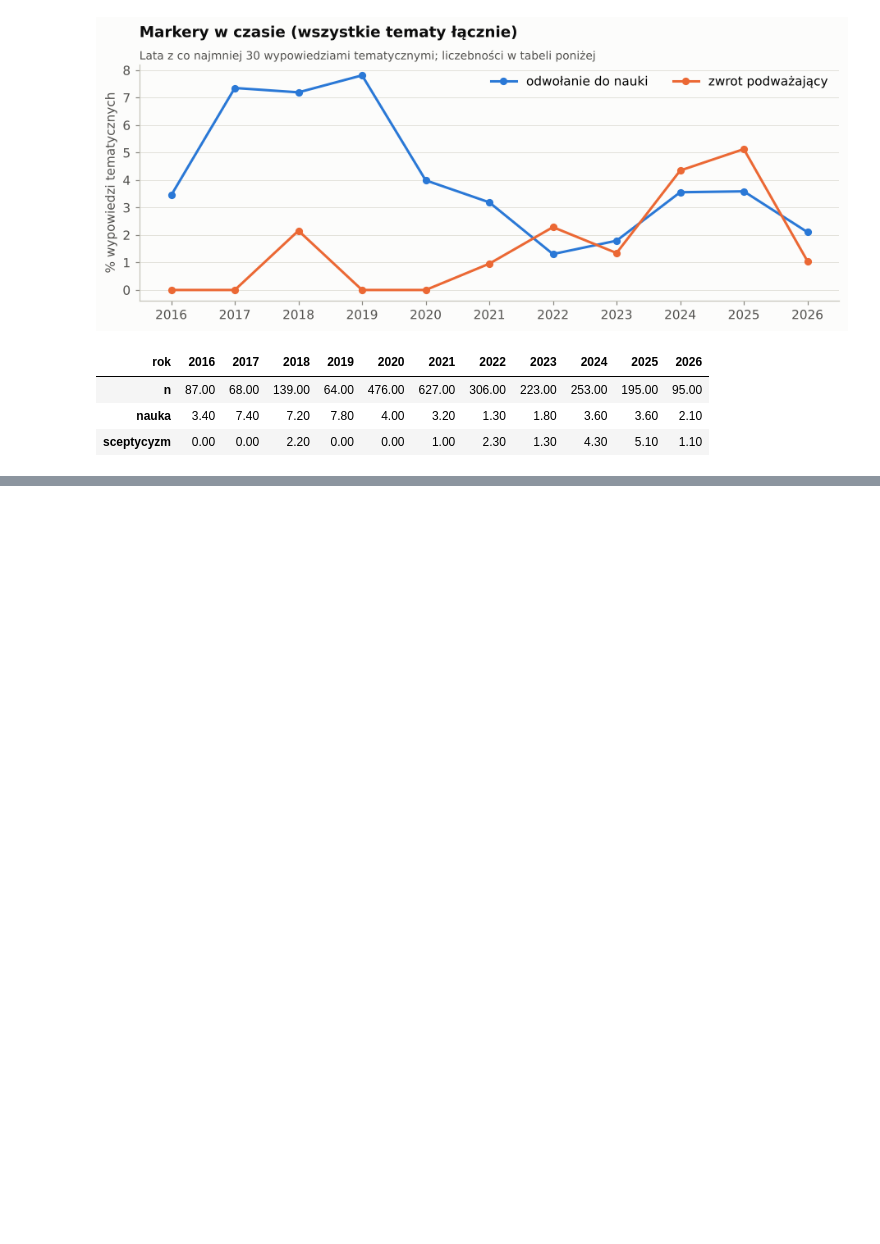
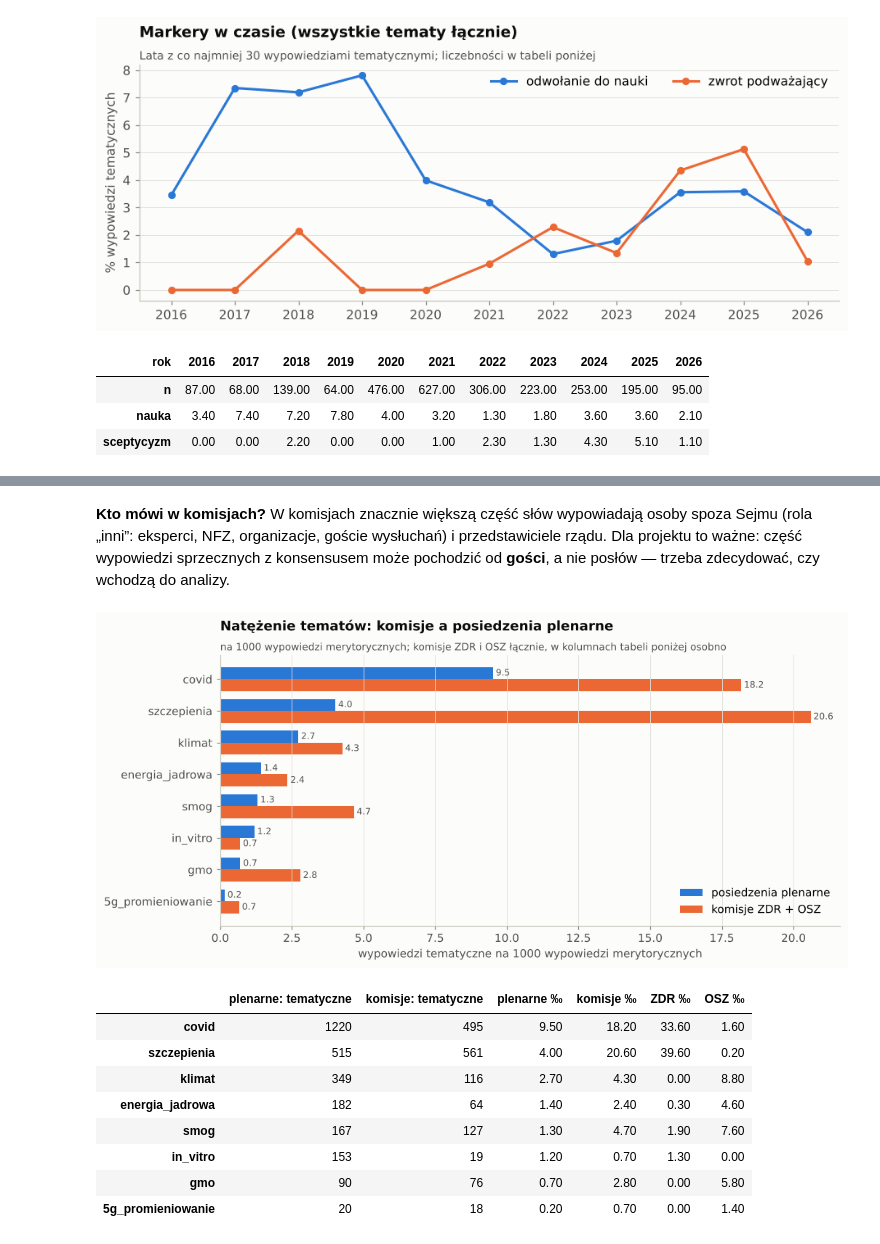
Before and after one commit to Filpus/AMC, a Jupyter notebook: notebooks/01_eda_wypowiedzi.ipynb, the cells around one changed output, grey strips where cells are left out. Drawn from its saved outputs; the diff is of its cells as text; code cells hidden in the pictures; blank space fills up the shorter version.

```diff
--- a/notebooks/01_eda_wypowiedzi.ipynb
+++ b/notebooks/01_eda_wypowiedzi.ipynb
@@ -795,0 +806,20 @@ rok.T.round(1)
+# %%
+KOM_NAZWA = {"ZDR": "Komisja Zdrowia", "OSZ": "Komisja Ochrony Środowiska"}
+k = pd.concat([pd.read_parquet(p) for t in TERMS
+               if (p := ROOT / f"data/interim/komisje_wypowiedzi_term{t}.parquet").exists()], ignore_index=True)
+k = k[k["komisja"].isin(KOM_NAZWA)].copy()
+k["data"] = pd.to_datetime(k["data"])
+k["rok"] = k["data"].dt.year
+# wtrącenia z sali w nawiasach usuwamy tak jak w stenogramach plenarnych
+k["tekst"] = k["tekst"].fillna("").map(lambda t: re.sub(r"[ \t]+", " ", re.sub(r"\([^()]*\)", " ", t)).strip())
+k["liczba_slow"] = k["tekst"].str.split().str.len().fillna(0).astype(int)
+k["blok"] = k["klub"].map(KLUB_BLOK)
+k.loc[k["member_id"].gt(0) & k["blok"].isna(), "blok"] = "Inne / niez."
+
+przeg_k = k.groupby(["komisja", "kadencja"]).agg(
+    posiedzenia=("posiedzenie_nr", "nunique"), wypowiedzi=("wypowiedz_id", "size"), slowa=("liczba_slow", "sum"),
+    z_pdf=("zrodlo", lambda x: (x == "pdf").mean() * 100))
+role_k = pd.crosstab([k["komisja"], k["kadencja"]], k["rola"], values=k["liczba_slow"], aggfunc="sum", normalize="index") * 100
+przeg_k = przeg_k.join(role_k.add_prefix("% słów: "))
+print(f"{len(k):,} wypowiedzi, {k['liczba_slow'].sum():,} słów z {k.groupby(['komisja', 'kadencja', 'posiedzenie_nr']).ngroups:,} posiedzeń")
+przeg_k.round(1)
@@ -795,0 +836,48 @@ rok.T.round(1)
+# %% [markdown]
+**Kto mówi w komisjach?** W komisjach znacznie większą część słów wypowiadają osoby spoza Sejmu (rola „inni”: eksperci, NFZ,
+organizacje, goście wysłuchań) i przedstawiciele rządu. Dla projektu to ważne: część wypowiedzi sprzecznych z konsensusem
+może pochodzić od **gości**, a nie posłów — trzeba zdecydować, czy wchodzą do analizy.
+# %%
+km = k[(k["rola"] != "prowadzący") & (k["liczba_slow"] >= MIN_SLOW)].copy()
+km = km.join(T.flag_topics(km["tekst"]))
+for t in TEMATY:
+    km[f"{t}_tem"] = km[t] >= PROG
+km["zdrowie_tem"] = km["szczepienia_tem"] | km["covid_tem"]
+km["zdrowie_wzm"] = (km["szczepienia"] > 0) | (km["covid"] > 0)
+m["zdrowie_tem"] = m["szczepienia_tem"] | m["covid_tem"]
+
+por = pd.DataFrame({
+    "plenarne: tematyczne": [m[f"{t}_tem"].sum() for t in kol],
+    "komisje: tematyczne": [km[f"{t}_tem"].sum() for t in kol],
+    "plenarne ‰": [m[f"{t}_tem"].mean() * 1000 for t in kol],
+    "komisje ‰": [km[f"{t}_tem"].mean() * 1000 for t in kol],
+}, index=kol)
+por["ZDR ‰"] = [km.loc[km["komisja"] == "ZDR", f"{t}_tem"].mean() * 1000 for t in kol]
+por["OSZ ‰"] = [km.loc[km["komisja"] == "OSZ", f"{t}_tem"].mean() * 1000 for t in kol]
+por.to_csv(PROC / "eda_komisje_vs_plenarne.csv")
+
+fig, ax = plt.subplots(figsize=(10, 4.4))
+y = np.arange(len(kol)); h = 0.38
+ax.barh(y - h / 2, por["plenarne ‰"], height=h, color=ACCENT, label="posiedzenia plenarne")
+ax.barh(y + h / 2, por["komisje ‰"], height=h, color="#eb6834", label="komisje ZDR + OSZ")
+for yi, (a, b) in enumerate(zip(por["plenarne ‰"], por["komisje ‰"])):
+    ax.text(a, yi - h / 2, f" {a:.1f}", va="center", fontsize=8, color=INK2)
+    ax.text(b, yi + h / 2, f" {b:.1f}", va="center", fontsize=8, color=INK2)
+ax.set_yticks(y, kol); ax.invert_yaxis(); ax.grid(axis="y", visible=False)
+ax.set_xlabel("wypowiedzi tematyczne na 1000 wypowiedzi merytorycznych")
+ax.legend(loc="lower right")
+ax.set_title("Natężenie tematów: komisje a posiedzenia plenarne")
+subtitle(ax, "na 1000 wypowiedzi merytorycznych; komisje ZDR i OSZ łącznie, w kolumnach tabeli poniżej osobno")
+save(fig, "14_komisje_vs_plenarne"); plt.show()
+por.round(1)
+# %% [output]
+[figure, added]
+|  | plenarne: tematyczne | komisje: tematyczne | plenarne ‰ | komisje ‰ | ZDR ‰ | OSZ ‰ |
+| covid | 1220 | 495 | 9.50 | 18.20 | 33.60 | 1.60 |
+| szczepienia | 515 | 561 | 4.00 | 20.60 | 39.60 | 0.20 |
+| klimat | 349 | 116 | 2.70 | 4.30 | 0.00 | 8.80 |
+| energia_jadrowa | 182 | 64 | 1.40 | 2.40 | 0.30 | 4.60 |
+| smog | 167 | 127 | 1.30 | 4.70 | 1.90 | 7.60 |
+| in_vitro | 153 | 19 | 1.20 | 0.70 | 1.30 | 0.00 |
+| gmo | 90 | 76 | 0.70 | 2.80 | 0.00 | 5.80 |
+| 5g_promieniowanie | 20 | 18 | 0.20 | 0.70 | 0.00 | 1.40 |
```
Also changed, not shown: parts of 12 cells of this notebook, 7 other files.
